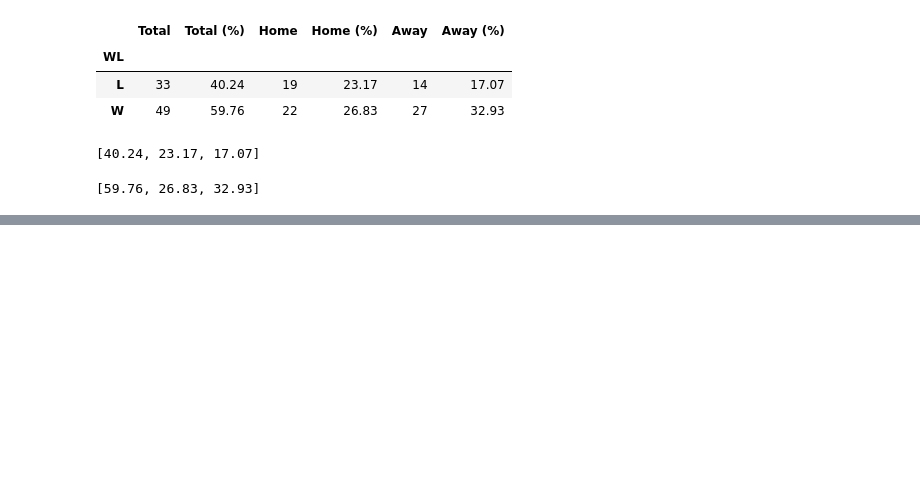
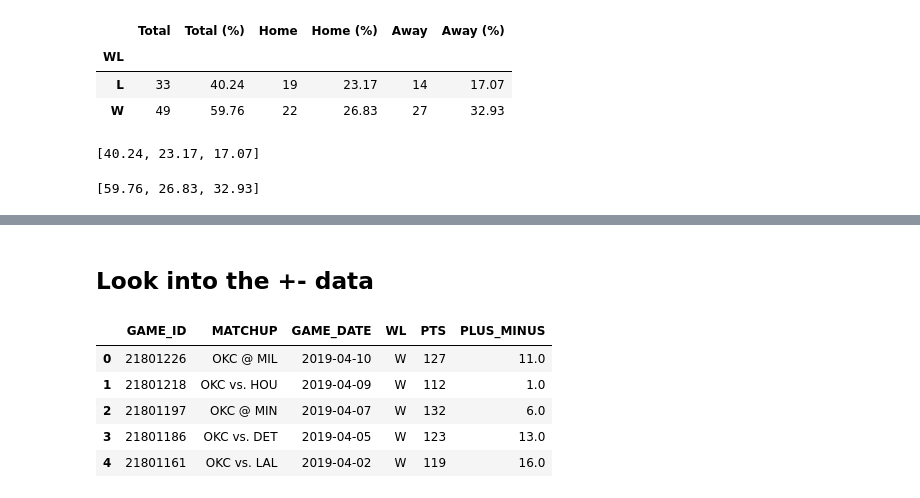
Before and after one commit to nickkeller21/Project1, a Jupyter notebook: Mitsu/seasonal_league.ipynb, the cells around one changed output, grey strips where cells are left out. Cells and saved outputs as stored; diff of their text form; code cells hidden in the pictures; blank space fills up the shorter version.

```diff
--- a/Mitsu/seasonal_league.ipynb
+++ b/Mitsu/seasonal_league.ipynb
@@ -225,0 +229,11 @@ plt.show()
+# %% [markdown]
+## Look into the +- data
+# %%
+city_extract_df.head()
+# %% [output]
+|  | GAME_ID | MATCHUP | GAME_DATE | WL | PTS | PLUS_MINUS |
+| 0 | 21801226 | OKC @ MIL | 2019-04-10 | W | 127 | 11.0 |
+| 1 | 21801218 | OKC vs. HOU | 2019-04-09 | W | 112 | 1.0 |
+| 2 | 21801197 | OKC @ MIN | 2019-04-07 | W | 132 | 6.0 |
+| 3 | 21801186 | OKC vs. DET | 2019-04-05 | W | 123 | 13.0 |
+| 4 | 21801161 | OKC vs. LAL | 2019-04-02 | W | 119 | 16.0 |
```
Also changed, not shown: parts of 9 cells of this notebook, 4 other files.
